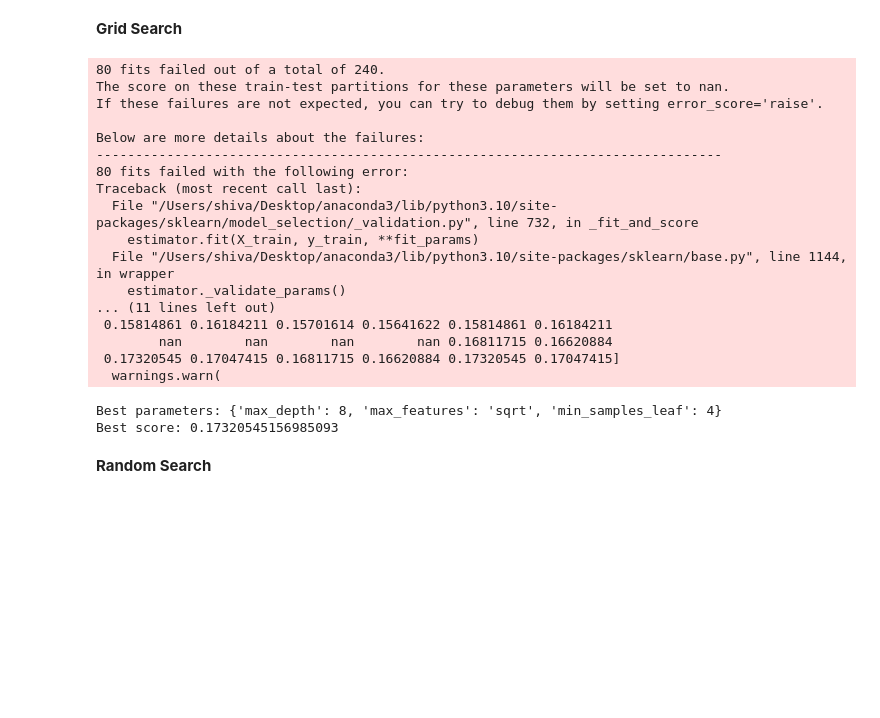
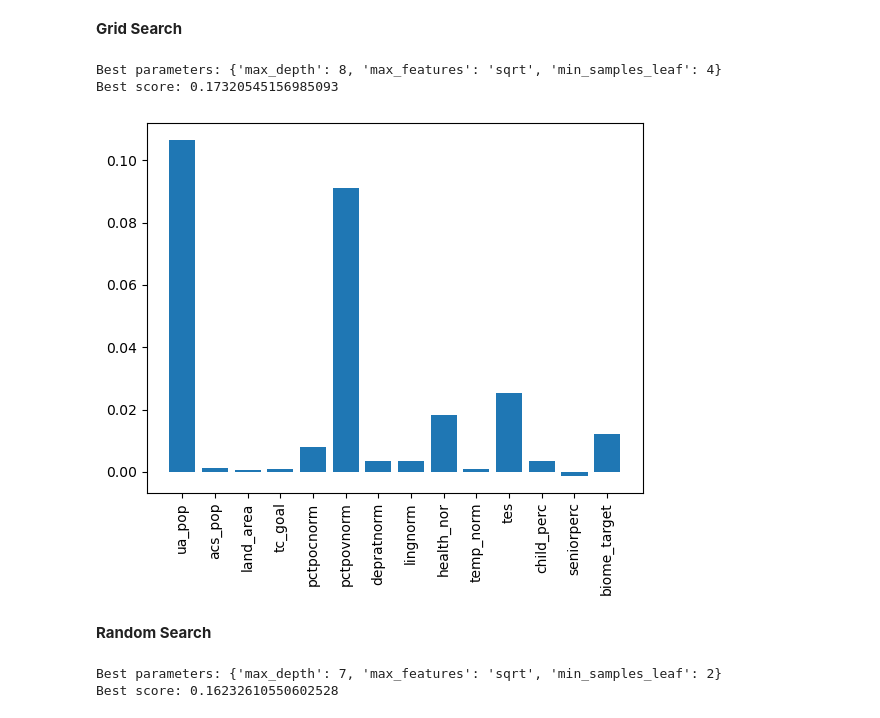
Before and after one commit to apumaparna/AML-project-code, a Jupyter notebook: decisiontree.ipynb, the cells around one changed output. Cells and saved outputs as stored; diff of their text form; code cells hidden in the pictures; blank space fills up the shorter version.

Commit message:
Added RandSearch, Feature_perms, time comparisons.

```diff
--- a/decisiontree.ipynb
+++ b/decisiontree.ipynb
@@ -65,31 +70,39 @@ __Grid Search__
 grid = {'max_depth': [2, 4, 6, 8], 'min_samples_leaf': [1, 2, 4, 8], 'max_features': ['sqrt', 'log2']}
 grid_search = GridSearchCV(DecisionTreeRegressor(random_state=42), grid, scoring='r2', cv=5)
 grid_search.fit(X_dev, y_dev)
-best_params = grid_search.best_params_
-best_tree = grid_search.best_estimator_
-best_score = grid_search.best_score_
+best_params_grid = grid_search.best_params_
+best_tree_grid = grid_search.best_estimator_
+best_score_grid = grid_search.best_score_
 
-print(f'Best parameters: {best_params}')
-print(f'Best score: {best_score}')
+print(f'Best parameters: {best_params_grid}')
+print(f'Best score: {best_score_grid}')
 # %% [output]
-80 fits failed out of a total of 240.
-The score on these train-test partitions for these parameters will be set to nan.
-If these failures are not expected, you can try to debug them by setting error_score='raise'.
-
-Below are more details about the failures:
---------------------------------------------------------------------------------
-80 fits failed with the following error:
-Traceback (most recent call last):
-  File "/Users/shiva/Desktop/anaconda3/lib/python3.10/site-packages/sklearn/model_selection/_validation.py", line 732, in _fit_and_score
-    estimator.fit(X_train, y_train, **fit_params)
-  File "/Users/shiva/Desktop/anaconda3/lib/python3.10/site-packages/sklearn/base.py", line 1144, in wrapper
-    estimator._validate_params()
-... (11 lines left out)
- 0.15814861 0.16184211 0.15701614 0.15641622 0.15814861 0.16184211
-        nan        nan        nan        nan 0.16811715 0.16620884
- 0.17320545 0.17047415 0.16811715 0.16620884 0.17320545 0.17047415]
-  warnings.warn(
+Best parameters: {'max_depth': 8, 'max_features': 'sqrt', 'min_samples_leaf': 4}
+Best score: 0.17320545156985093
-Best parameters: {'max_depth': 8, 'max_features': 'sqrt', 'min_samples_leaf': 4}
-Best score: 0.17320545156985093
+# %%
+perm_grid = permutation_importance(best_tree_grid, X_test, y_test)
+mean_perm_grid = perm_grid.importances_mean
+plt.bar(X_dev.columns, mean_perm_grid)
+plt.xticks(rotation=90)
+plt.show()
+# %% [output]
+[figure, added]
 # %% [markdown]
 __Random Search__
+# %%
+from scipy.stats import randint
+
+random_grid={'max_depth': randint(1, 20),
+               'max_features':['sqrt', 'log2'],
+               'min_samples_leaf': randint(1,12)}
+random_search = RandomizedSearchCV(DecisionTreeRegressor(), random_grid, scoring='r2', cv=5)
+random_search.fit(X_dev, y_dev)
+best_params_rand = random_search.best_params_
+best_tree_rand = random_search.best_estimator_
+best_score_rand = random_search.best_score_
+
+print(f'Best parameters: {best_params_rand}')
+print(f'Best score: {best_score_rand}')
+# %% [output]
+Best parameters: {'max_depth': 7, 'max_features': 'sqrt', 'min_samples_leaf': 2}
+Best score: 0.16232610550602528
```
Also changed, not shown: parts of 5 cells of this notebook.
